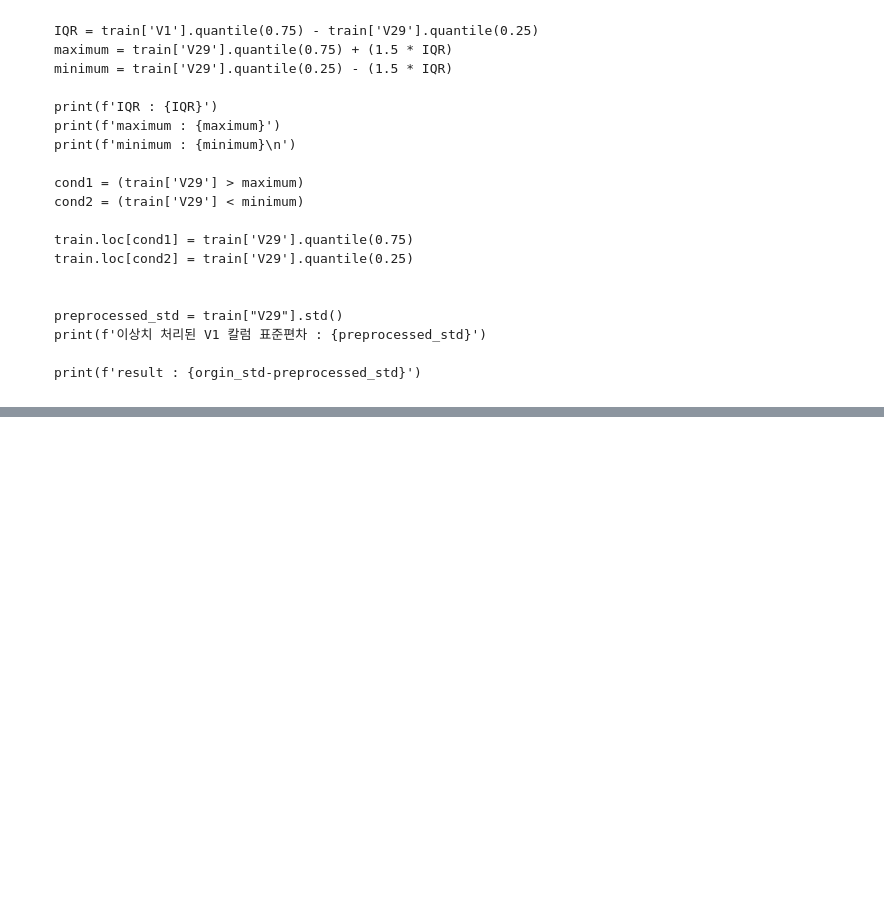
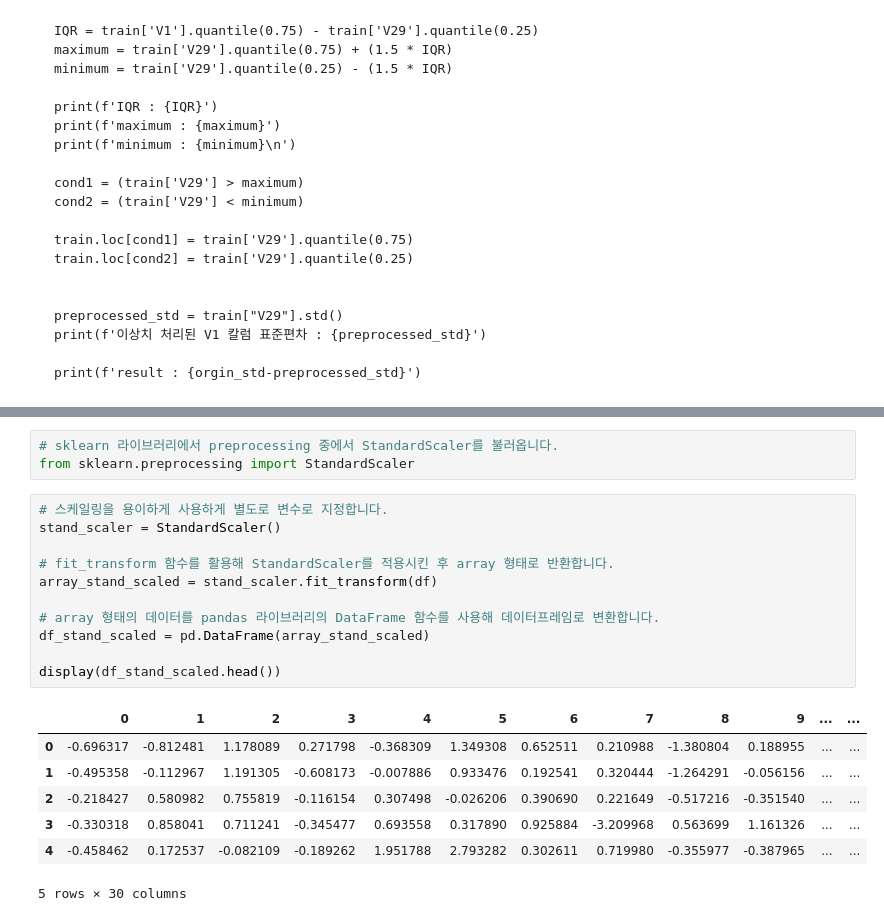
Before and after one commit to namwootree/Dacrew-4th, a Jupyter notebook: Stage_2.ipynb, the cells around one changed output, grey strips where cells are left out. Saved outputs shown, nothing was run; the diff lists cells and outputs as text; blank space fills up the shorter version.

```diff
--- a/Stage_2.ipynb
+++ b/Stage_2.ipynb
@@ -653,0 +679,22 @@ print(f'result : {orgin_std-preprocessed_std}')
+# %%
+# sklearn 라이브러리에서 preprocessing 중에서 StandardScaler를 불러옵니다.
+from sklearn.preprocessing import StandardScaler
+# %%
+# 스케일링을 용이하게 사용하게 별도로 변수로 지정합니다.
+stand_scaler = StandardScaler()
+
+# fit_transform 함수를 활용해 StandardScaler를 적용시킨 후 array 형태로 반환합니다.
+array_stand_scaled = stand_scaler.fit_transform(df)
+
+# array 형태의 데이터를 pandas 라이브러리의 DataFrame 함수를 사용해 데이터프레임로 변환합니다.
+df_stand_scaled = pd.DataFrame(array_stand_scaled)
+
+display(df_stand_scaled.head())
+# %% [output]
+|  | 0 | 1 | 2 | 3 | 4 | 5 | 6 | 7 | 8 | 9 | ... | ... |
+| 0 | -0.696317 | -0.812481 | 1.178089 | 0.271798 | -0.368309 | 1.349308 | 0.652511 | 0.210988 | -1.380804 | 0.188955 | ... | ... |
+| 1 | -0.495358 | -0.112967 | 1.191305 | -0.608173 | -0.007886 | 0.933476 | 0.192541 | 0.320444 | -1.264291 | -0.056156 | ... | ... |
+| 2 | -0.218427 | 0.580982 | 0.755819 | -0.116154 | 0.307498 | -0.026206 | 0.390690 | 0.221649 | -0.517216 | -0.351540 | ... | ... |
+| 3 | -0.330318 | 0.858041 | 0.711241 | -0.345477 | 0.693558 | 0.317890 | 0.925884 | -3.209968 | 0.563699 | 1.161326 | ... | ... |
+| 4 | -0.458462 | 0.172537 | -0.082109 | -0.189262 | 1.951788 | 2.793282 | 0.302611 | 0.719980 | -0.355977 | -0.387965 | ... | ... |
+5 rows × 30 columns
```
Also changed, not shown: parts of 44 cells of this notebook.
